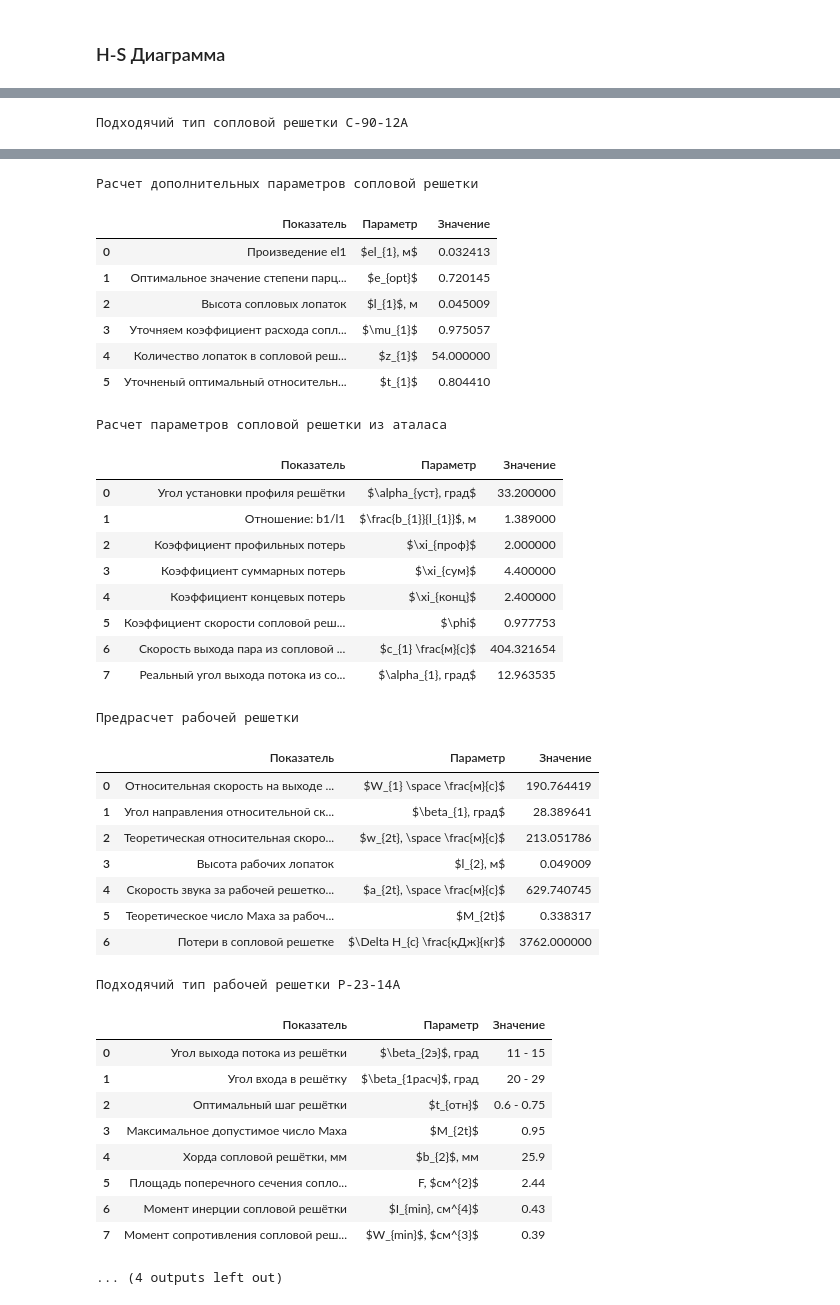
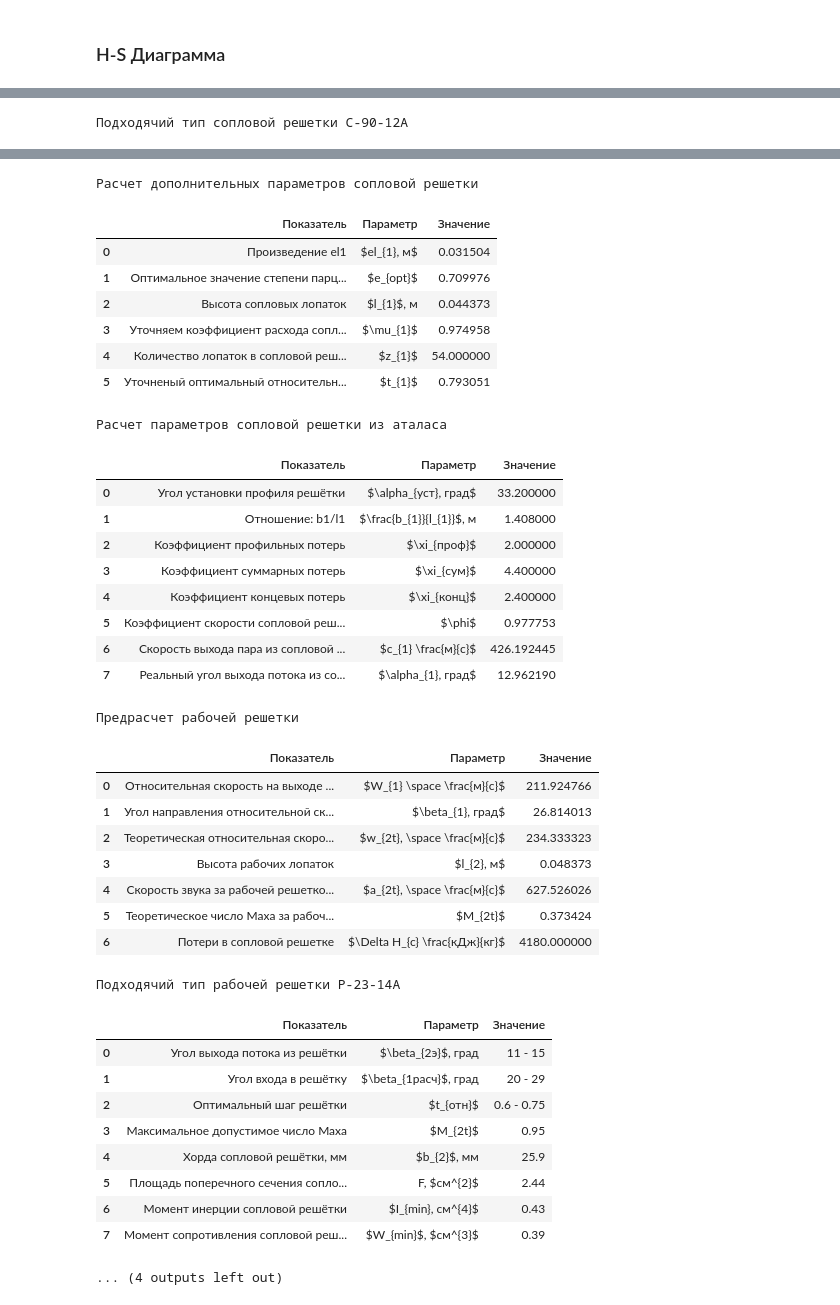
Before and after one commit to BonadykovNM/PythonTurbine, a Jupyter notebook: Курсач/Сoursework.ipynb, the cells around one changed output, grey strips where cells are left out. Saved outputs shown, nothing was run; the diff lists cells and outputs as text; code cells hidden in the pictures.

```diff
--- a/Курсач/Сoursework.ipynb
+++ b/Курсач/Сoursework.ipynb
@@ -121,7 +121,7 @@ Inner_part.tab_flow(p0, t0, p_middle, t_middle, pk, p_feed_water, t_feed_water,
 # %%
 #Inner_part.plot_hs(p0, t0, p_middle, t_middle, pk, internal_efficiency)
 # %%
-Inner_part.data_output(point0, d_sr, n, p, H0[0], inlet_mass_flow)
+Inner_part.data_output(point0, d_sr, n, p, 100, inlet_mass_flow)
 # %% [output]
 Предрасчет сопловой решетки
 |  | Показатель | Параметр | Значение |
@@ -133,41 +133,41 @@ Inner_part.data_output(point0, d_sr, n, p, H0[0], inlet_mass_flow)
 | 5 | Предварительная площадь выхода по... | $F_{1}, \space м^{2}$ | 0.027 |
 Подходячий тип сопловой решетки C-90-12A
 |  | Показатель | Параметр | Значение |
 | 0 | Угол выхода потока из решётки | $\alpha_{1э}$, град | 10 - 14 |
 | 1 | Угол входа в решётку | $\alpha_{0расч}$, град | 70 - 119 |
 | 2 | Оптимальный шаг решётки | $t_{отн}$ | 0.72 - 0.88 |
 | 3 | Максимальное допустимое число Маха | $M_{1t}$ | 0.85 |
 | 4 | Хорда сопловой решётки, мм | $b_{1}$, мм | 62.5 |
 | 5 | Площадь поперечного сечения сопло... | F, $см^{2}$ | 4.09 |
 | 6 | Момент инерции сопловой решётки | $I_{min}, см^{4}$ | 0.591 |
 | 7 | Момент сопротивления сопловой реш... | $W_{min}$, $см^{3}$ | 0.575 |
 Расчет дополнительных параметров сопловой решетки
 |  | Показатель | Параметр | Значение |
-| 0 | Произведение el1 | $el_{1}, м$ | 0.032413 |
-| 1 | Оптимальное значение степени парц... | $e_{opt}$ | 0.720145 |
-| 2 | Высота сопловых лопаток | $l_{1}$, м | 0.045009 |
-| 3 | Уточняем коэффициент расхода сопл... | $\mu_{1}$ | 0.975057 |
+| 0 | Произведение el1 | $el_{1}, м$ | 0.031504 |
+| 1 | Оптимальное значение степени парц... | $e_{opt}$ | 0.709976 |
+| 2 | Высота сопловых лопаток | $l_{1}$, м | 0.044373 |
+| 3 | Уточняем коэффициент расхода сопл... | $\mu_{1}$ | 0.974958 |
 | 4 | Количество лопаток в сопловой реш... | $z_{1}$ | 54.000000 |
-| 5 | Уточненый оптимальный относительн... | $t_{1}$ | 0.804410 |
+| 5 | Уточненый оптимальный относительн... | $t_{1}$ | 0.793051 |
 Расчет параметров сопловой решетки из аталаса
 |  | Показатель | Параметр | Значение |
 | 0 | Угол установки профиля решётки | $\alpha_{уст}, град$ | 33.200000 |
-| 1 | Отношение: b1/l1 | $\frac{b_{1}}{l_{1}}$, м | 1.389000 |
+| 1 | Отношение: b1/l1 | $\frac{b_{1}}{l_{1}}$, м | 1.408000 |
 | 2 | Коэффициент профильных потерь | $\xi_{проф}$ | 2.000000 |
 | 3 | Коэффициент суммарных потерь | $\xi_{сум}$ | 4.400000 |
 | 4 | Коэффициент концевых потерь | $\xi_{конц}$ | 2.400000 |
 | 5 | Коэффициент скорости сопловой реш... | $\phi$ | 0.977753 |
-| 6 | Скорость выхода пара из сопловой ... | $c_{1} \frac{м}{с}$ | 404.321654 |
-| 7 | Реальный угол выхода потока из со... | $\alpha_{1}, град$ | 12.963535 |
+| 6 | Скорость выхода пара из сопловой ... | $c_{1} \frac{м}{с}$ | 426.192445 |
+| 7 | Реальный угол выхода потока из со... | $\alpha_{1}, град$ | 12.962190 |
 Предрасчет рабочей решетки
 |  | Показатель | Параметр | Значение |
-| 0 | Относительная скорость на выходе ... | $W_{1} \space \frac{м}{с}$ | 190.764419 |
-| 1 | Угол направления относительной ск... | $\beta_{1}, град$ | 28.389641 |
-| 2 | Теоретическая относительная скоро... | $w_{2t}, \space \frac{м}{с}$ | 213.051786 |
-| 3 | Высота рабочих лопаток | $l_{2}, м$ | 0.049009 |
-| 4 | Скорость звука за рабочей решетко... | $a_{2t}, \space \frac{м}{с}$ | 629.740745 |
-| 5 | Теоретическое число Маха за рабоч... | $M_{2t}$ | 0.338317 |
-| 6 | Потери в сопловой решетке | $\Delta H_{c} \frac{кДж}{кг}$ | 3762.000000 |
+| 0 | Относительная скорость на выходе ... | $W_{1} \space \frac{м}{с}$ | 211.924766 |
+| 1 | Угол направления относительной ск... | $\beta_{1}, град$ | 26.814013 |
+| 2 | Теоретическая относительная скоро... | $w_{2t}, \space \frac{м}{с}$ | 234.333323 |
+| 3 | Высота рабочих лопаток | $l_{2}, м$ | 0.048373 |
+| 4 | Скорость звука за рабочей решетко... | $a_{2t}, \space \frac{м}{с}$ | 627.526026 |
+| 5 | Теоретическое число Маха за рабоч... | $M_{2t}$ | 0.373424 |
+| 6 | Потери в сопловой решетке | $\Delta H_{c} \frac{кДж}{кг}$ | 4180.000000 |
 Подходячий тип рабочей решетки P-23-14A
 |  | Показатель | Параметр | Значение |
 | 0 | Угол выхода потока из решётки | $\beta_{2э}$, град | 11 - 15 |
```
Also changed, not shown: parts of 17 cells of this notebook, 1 other file.
